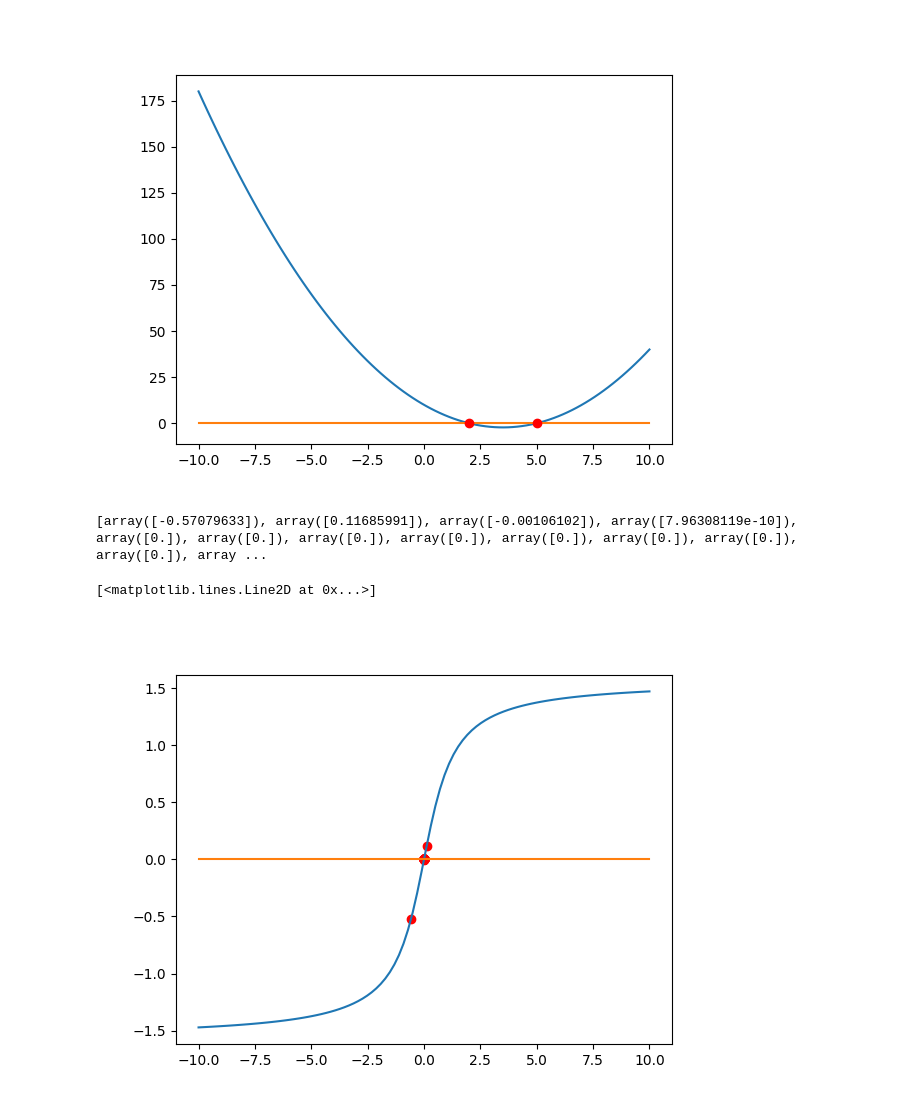
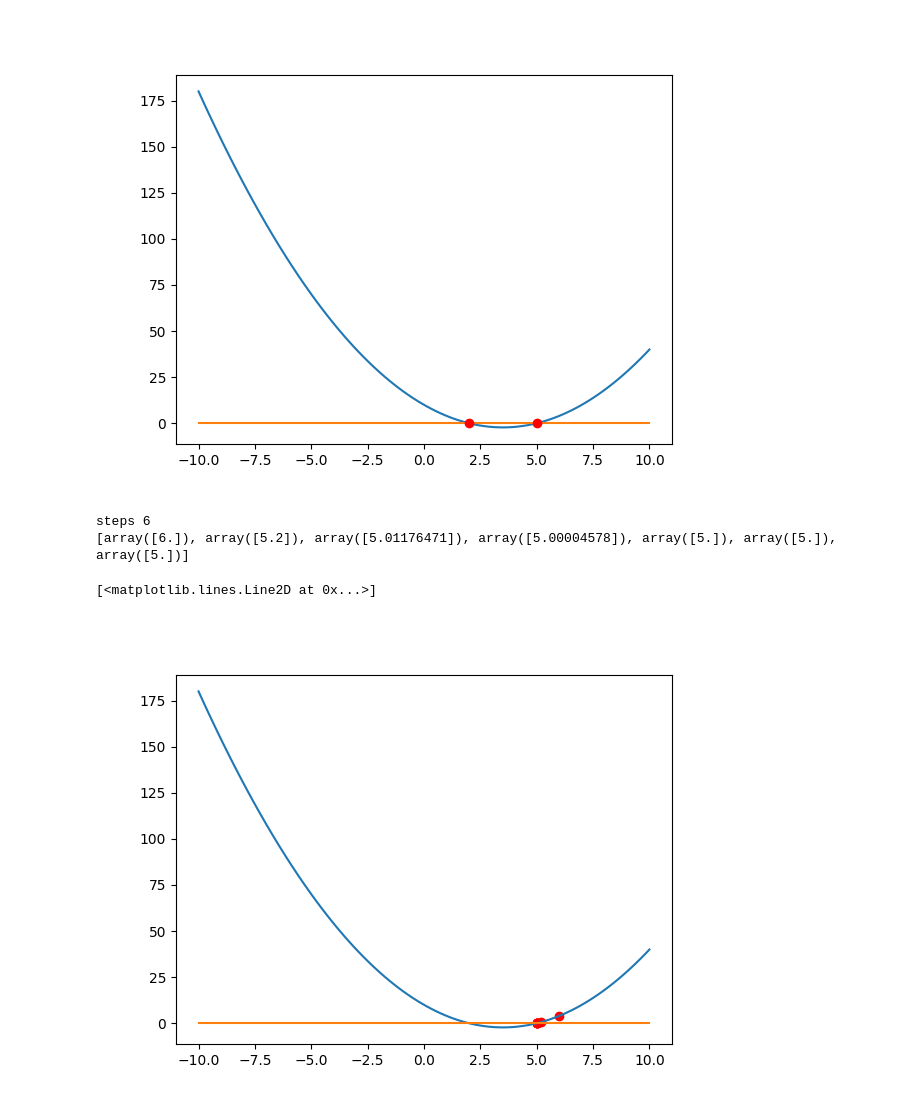
Before and after one commit to brouwerb/NeurNetz, a Jupyter notebook: week_4/newtonroot.ipynb, the cells around one changed output. Cells and saved outputs as stored; diff of their text form; code cells hidden in the pictures.

```diff
--- a/week_4/newtonroot.ipynb
+++ b/week_4/newtonroot.ipynb
@@ -42,39 +42,38 @@ def machineEpsilon(func=np.float64):
 
 sqeps = np.sqrt(machineEpsilon())
 
 def D(f, x, h=sqeps):
     j = np.zeros(len(x))
     for i in range(len(x)):
-        j[i] = (f(x + h * np.eye(len(x))[i]) - f(x - h * np.eye(len(x))[i])) / (2 * h)
+        j[i] = (f(x + h * x[i] * np.eye(len(x))[i]) - f(x - h * x[i] * np.eye(len(x))[i])) / (2 * h * x[i])
     return j.T
 
 def f(x):
-    return np.arctan(x)
+    return x**2 -7*x + 10
 
 def newtonstepp(f, x0):
     x1 = x0 - f(x0) / D(f, x0)
     return x1
 
-x0 = np.array([1])
+x0 = np.array([8])
 steps = []
 for i in range(100):
     x0 = newtonstepp(f, x0)
     steps.append(x0)
-for i in range(100):
-    x0 = newtonstepp(f, x0)
-    steps.append(x0)
-    if steps[-1] - steps[-2] <= sqeps**2:
+    if x0[0] == 5.0:
+        print("steps", i)
         break
 
 
 
 print(steps)
 
 fig, ax = plt.subplots()
 ax.plot(x, f(x))
 ax.scatter(steps, f(np.array(steps)), c='r')
 ax.plot(x, 0*x)
 # %% [output]
-[array([-0.57079633]), array([0.11685991]), array([-0.00106102]), array([7.96308119e-10]), array([0.]), array([0.]), array([0.]), array([0.]), array([0.]), array([0.]), array([0.]), array([0.]), array ...
+steps 6
+[array([6.]), array([5.2]), array([5.01176471]), array([5.00004578]), array([5.]), array([5.]), array([5.])]
 [<matplotlib.lines.Line2D at 0x...>]
-[figure, old version]
+[figure, new version]
```
Also changed, not shown: 1 other file.
